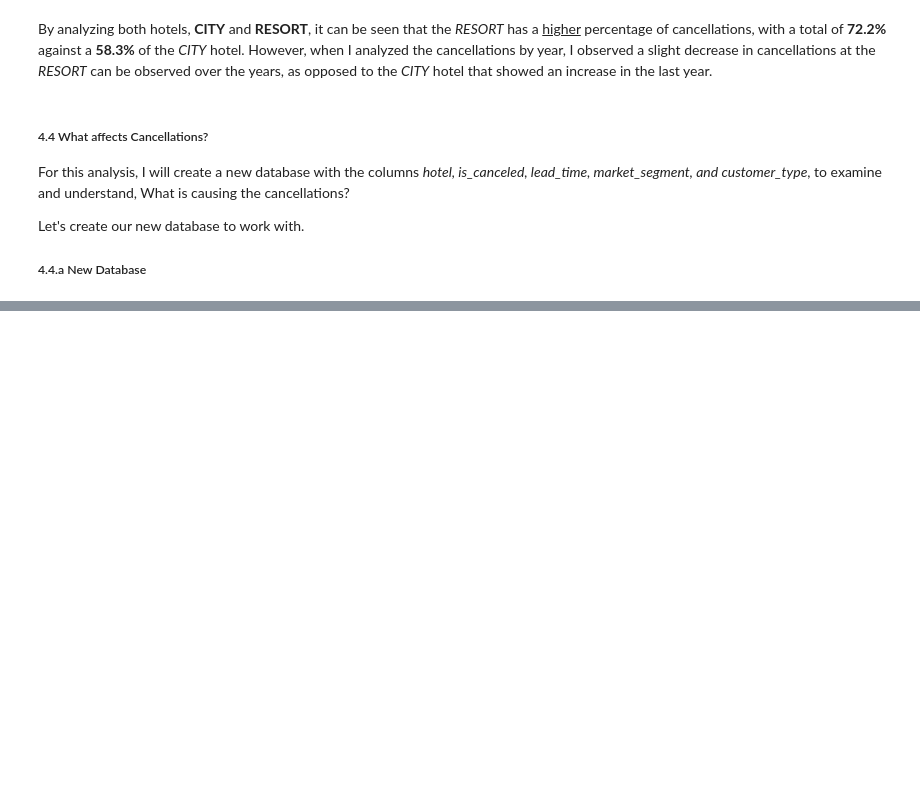
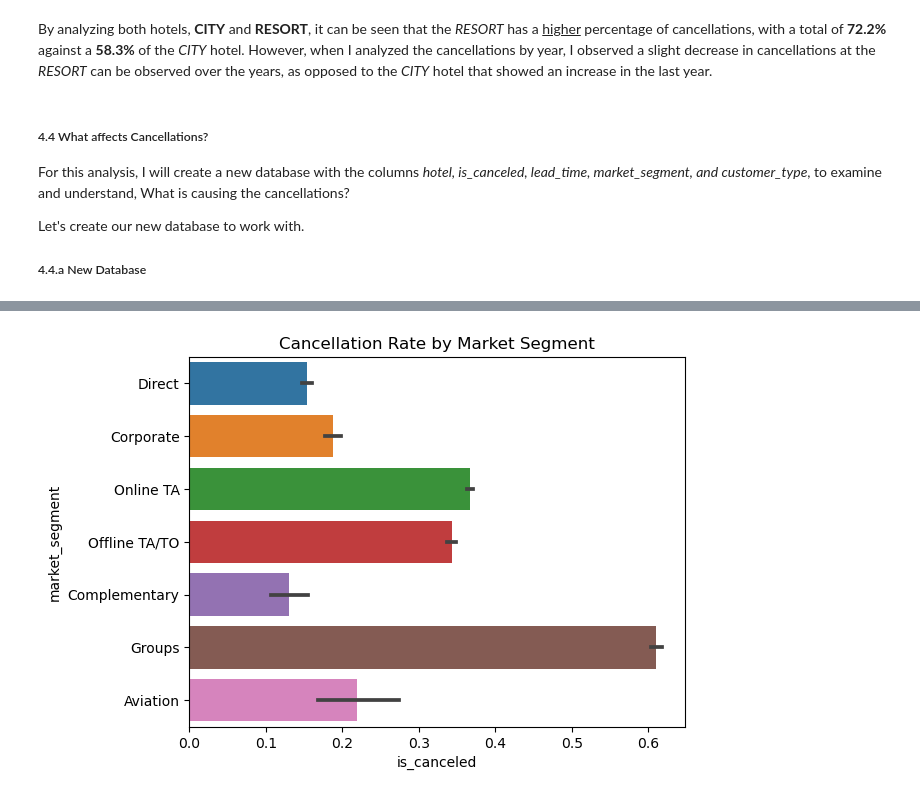
Before and after one commit to nachogalasso/da_python, a Jupyter notebook: hotel_bookings/hb_analysis.ipynb, the cells around one changed output, grey strips where cells are left out. Saved outputs shown, nothing was run; the diff lists cells and outputs as text; code cells hidden in the pictures; blank space fills up the shorter version.

```diff
--- a/hotel_bookings/hb_analysis.ipynb
+++ b/hotel_bookings/hb_analysis.ipynb
@@ -460,0 +487,7 @@ df_cancellations.head(5)
+# %%
+# Cancellation rate by market segment
+sns.barplot(x='is_canceled', y='market_segment', data=df_cancellations)
+plt.title('Cancellation Rate by Market Segment')
+plt.show()
+# %% [output]
+[figure, added]
```
Also changed, not shown: parts of 6 cells of this notebook.
